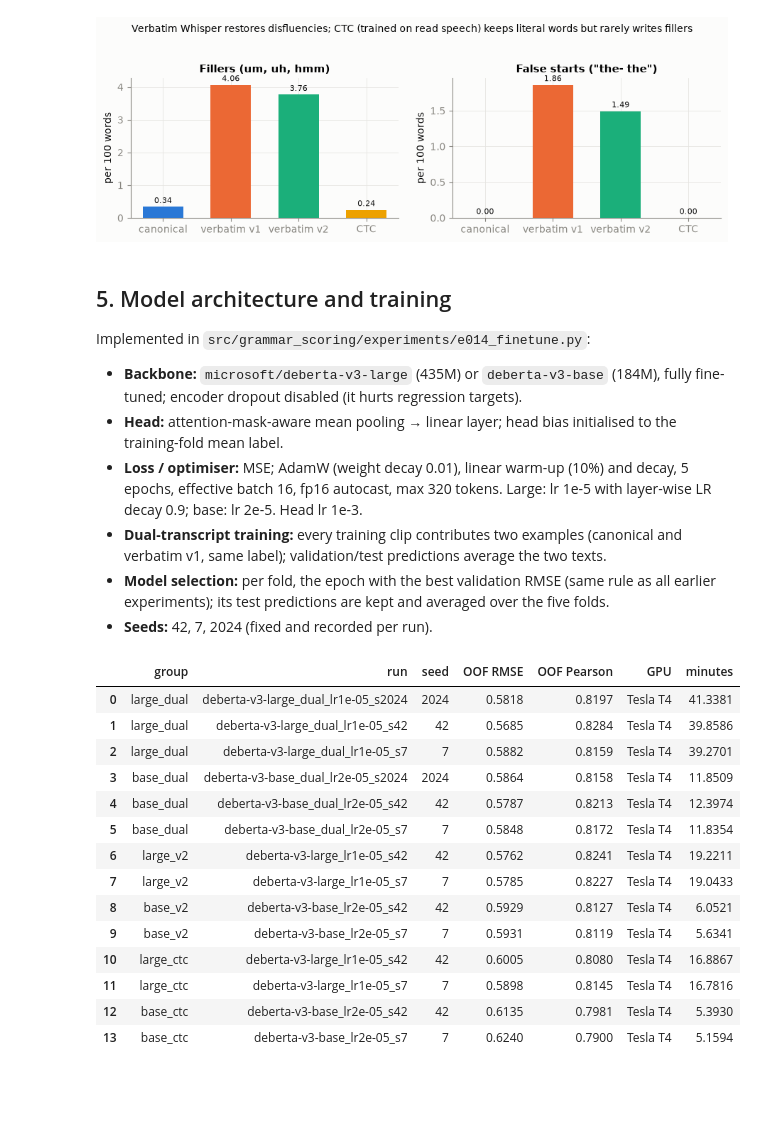
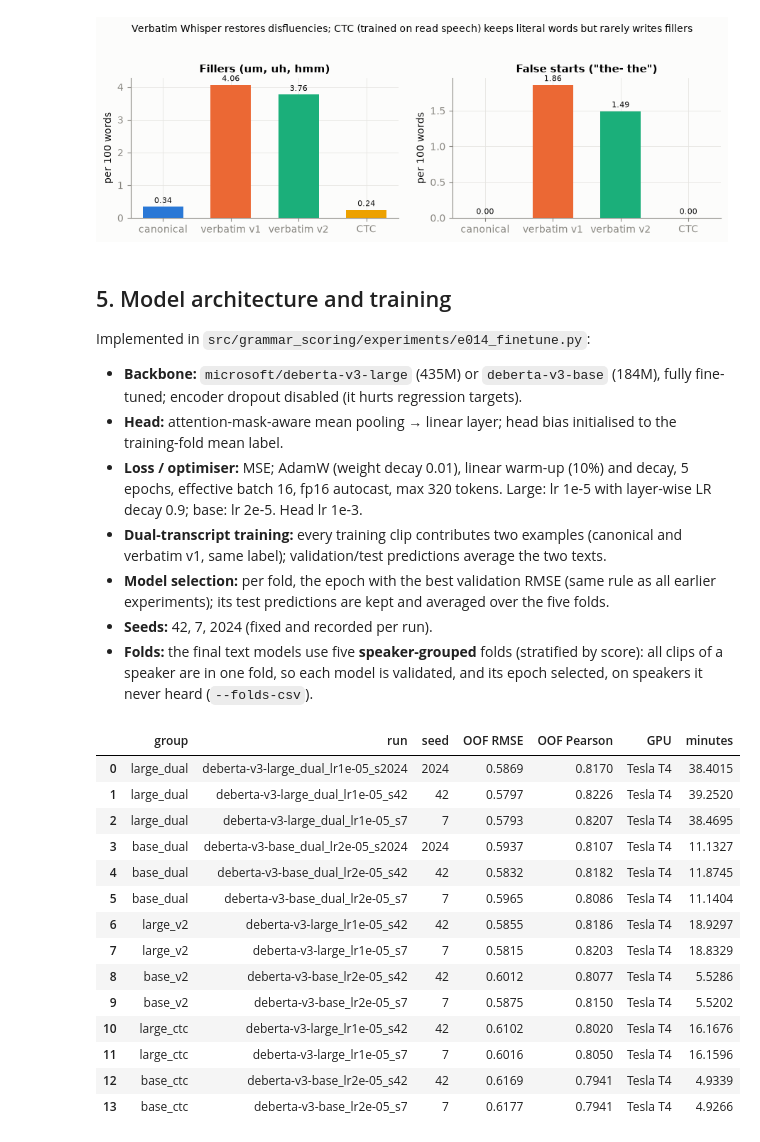
Before and after one commit to lijoraju/grammar-scoring, a Jupyter notebook: notebooks/03_final_submission.ipynb, the cells around one changed output. Saved outputs shown, nothing was run; the diff lists cells and outputs as text; code cells hidden in the pictures; blank space fills up the shorter version.

```diff
--- a/notebooks/03_final_submission.ipynb
+++ b/notebooks/03_final_submission.ipynb
@@ -288,47 +292,50 @@ Implemented in `src/grammar_scoring/experiments/e014_finetune.py`:
 * **Model selection:** per fold, the epoch with the best validation RMSE (same rule as all
   earlier experiments); its test predictions are kept and averaged over the five folds.
 * **Seeds:** 42, 7, 2024 (fixed and recorded per run).
+* **Folds:** the final text models use five **speaker-grouped** folds (stratified by score):
+  all clips of a speaker are in one fold, so each model is validated, and its epoch selected,
+  on speakers it never heard (`--folds-csv`).
 # %%
 GROUPS = {
     "large_dual": "DeBERTa-large · canonical + verbatim v1",
     "base_dual": "DeBERTa-base · canonical + verbatim v1",
     "large_v2": "DeBERTa-large · verbatim v2",
     "base_v2": "DeBERTa-base · verbatim v2",
     "large_ctc": "DeBERTa-large · CTC",
     "base_ctc": "DeBERTa-base · CTC",
 }
-run_dirs = {g: sorted((FINAL_DIR / "runs" / g).iterdir()) for g in GROUPS}
+run_dirs = {g: sorted((FINAL_DIR / "runs_grouped" / g).iterdir()) for g in GROUPS}
 rows = []
 for group, dirs in run_dirs.items():
     for d in dirs:
         r = json.loads((d / "result.json").read_text())
         rows.append(
             {
                 "group": group,
                 "run": r["run_name"],
                 "seed": r["config"]["seed"],
                 "OOF RMSE": r["oof_rmse"],
                 "OOF Pearson": r["oof_pearson"],
                 "GPU": r["device"],
                 "minutes": r["minutes"],
             }
         )
 runs_table = pd.DataFrame(rows)
 display(runs_table.round(4))
 # %% [output]
 |  | group | run | seed | OOF RMSE | OOF Pearson | GPU | minutes |
-| 0 | large_dual | deberta-v3-large_dual_lr1e-05_s2024 | 2024 | 0.5818 | 0.8197 | Tesla T4 | 41.3381 |
-| 1 | large_dual | deberta-v3-large_dual_lr1e-05_s42 | 42 | 0.5685 | 0.8284 | Tesla T4 | 39.8586 |
-| 2 | large_dual | deberta-v3-large_dual_lr1e-05_s7 | 7 | 0.5882 | 0.8159 | Tesla T4 | 39.2701 |
-| 3 | base_dual | deberta-v3-base_dual_lr2e-05_s2024 | 2024 | 0.5864 | 0.8158 | Tesla T4 | 11.8509 |
-| 4 | base_dual | deberta-v3-base_dual_lr2e-05_s42 | 42 | 0.5787 | 0.8213 | Tesla T4 | 12.3974 |
-| 5 | base_dual | deberta-v3-base_dual_lr2e-05_s7 | 7 | 0.5848 | 0.8172 | Tesla T4 | 11.8354 |
-| 6 | large_v2 | deberta-v3-large_lr1e-05_s42 | 42 | 0.5762 | 0.8241 | Tesla T4 | 19.2211 |
-| 7 | large_v2 | deberta-v3-large_lr1e-05_s7 | 7 | 0.5785 | 0.8227 | Tesla T4 | 19.0433 |
-| 8 | base_v2 | deberta-v3-base_lr2e-05_s42 | 42 | 0.5929 | 0.8127 | Tesla T4 | 6.0521 |
-| 9 | base_v2 | deberta-v3-base_lr2e-05_s7 | 7 | 0.5931 | 0.8119 | Tesla T4 | 5.6341 |
-| 10 | large_ctc | deberta-v3-large_lr1e-05_s42 | 42 | 0.6005 | 0.8080 | Tesla T4 | 16.8867 |
-| 11 | large_ctc | deberta-v3-large_lr1e-05_s7 | 7 | 0.5898 | 0.8145 | Tesla T4 | 16.7816 |
-| 12 | base_ctc | deberta-v3-base_lr2e-05_s42 | 42 | 0.6135 | 0.7981 | Tesla T4 | 5.3930 |
-| 13 | base_ctc | deberta-v3-base_lr2e-05_s7 | 7 | 0.6240 | 0.7900 | Tesla T4 | 5.1594 |
+| 0 | large_dual | deberta-v3-large_dual_lr1e-05_s2024 | 2024 | 0.5869 | 0.8170 | Tesla T4 | 38.4015 |
+| 1 | large_dual | deberta-v3-large_dual_lr1e-05_s42 | 42 | 0.5797 | 0.8226 | Tesla T4 | 39.2520 |
+| 2 | large_dual | deberta-v3-large_dual_lr1e-05_s7 | 7 | 0.5793 | 0.8207 | Tesla T4 | 38.4695 |
+| 3 | base_dual | deberta-v3-base_dual_lr2e-05_s2024 | 2024 | 0.5937 | 0.8107 | Tesla T4 | 11.1327 |
+| 4 | base_dual | deberta-v3-base_dual_lr2e-05_s42 | 42 | 0.5832 | 0.8182 | Tesla T4 | 11.8745 |
+| 5 | base_dual | deberta-v3-base_dual_lr2e-05_s7 | 7 | 0.5965 | 0.8086 | Tesla T4 | 11.1404 |
+| 6 | large_v2 | deberta-v3-large_lr1e-05_s42 | 42 | 0.5855 | 0.8186 | Tesla T4 | 18.9297 |
+| 7 | large_v2 | deberta-v3-large_lr1e-05_s7 | 7 | 0.5815 | 0.8203 | Tesla T4 | 18.8329 |
+| 8 | base_v2 | deberta-v3-base_lr2e-05_s42 | 42 | 0.6012 | 0.8077 | Tesla T4 | 5.5286 |
+| 9 | base_v2 | deberta-v3-base_lr2e-05_s7 | 7 | 0.5875 | 0.8150 | Tesla T4 | 5.5202 |
+| 10 | large_ctc | deberta-v3-large_lr1e-05_s42 | 42 | 0.6102 | 0.8020 | Tesla T4 | 16.1676 |
+| 11 | large_ctc | deberta-v3-large_lr1e-05_s7 | 7 | 0.6016 | 0.8050 | Tesla T4 | 16.1596 |
+| 12 | base_ctc | deberta-v3-base_lr2e-05_s42 | 42 | 0.6169 | 0.7941 | Tesla T4 | 4.9339 |
+| 13 | base_ctc | deberta-v3-base_lr2e-05_s7 | 7 | 0.6177 | 0.7941 | Tesla T4 | 4.9266 |
 # %% [markdown]
```
Also changed, not shown: parts of 26 cells of this notebook, 2 other files.
